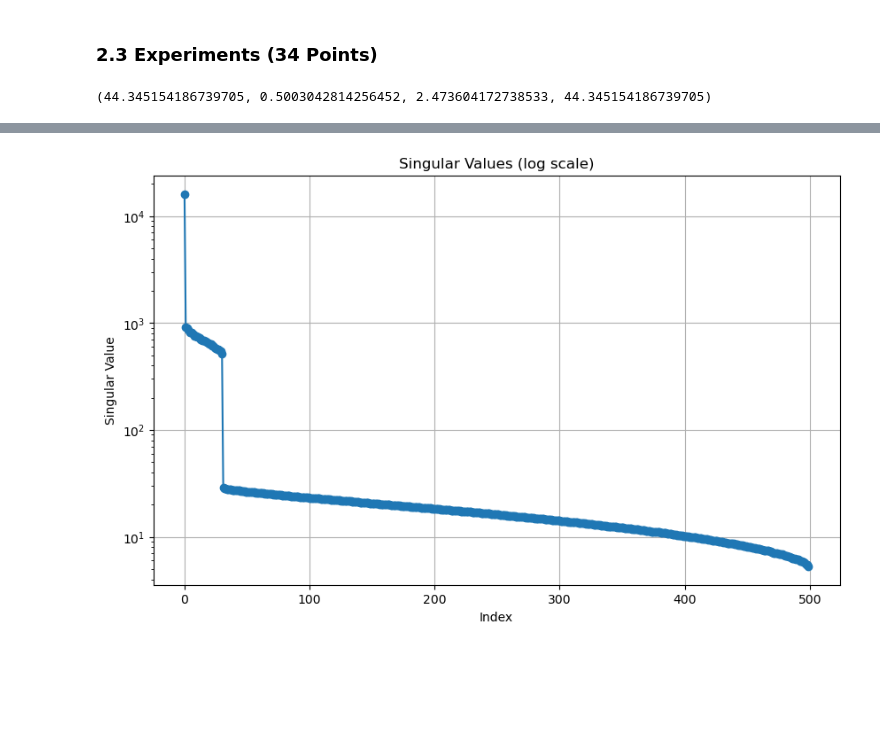
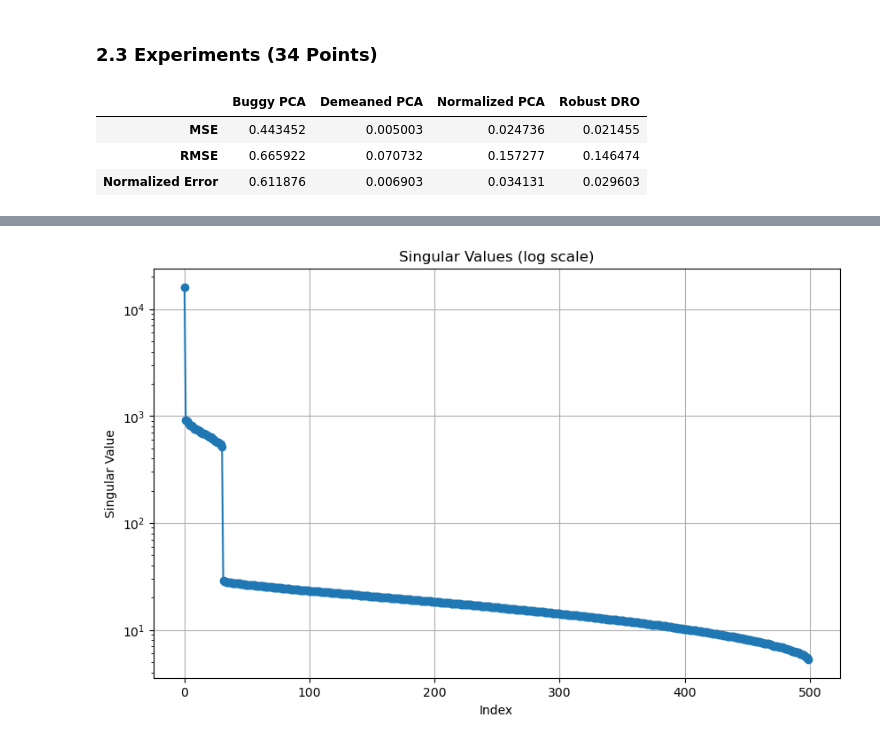
Before and after one commit to placenciohid/ECE760-Homework, a Jupyter notebook: Homework 5/HW5 - Code - Dario Placencio.ipynb, the cells around one changed output, grey strips where cells are left out. Saved outputs shown, nothing was run; the diff lists cells and outputs as text; code cells hidden in the pictures; blank space fills up the shorter version.

```diff
--- a/Homework 5/HW5 - Code - Dario Placencio.ipynb
+++ b/Homework 5/HW5 - Code - Dario Placencio.ipynb
@@ -222,24 +325,35 @@ def reconstruction_error(X, X_reconstructed):
 # %%
 import pandas as pd
 
 # Load the 2D dataset
 data2D = pd.read_csv("data2D.csv", header=None).values
 
 # Apply each method to the 2D dataset with d=1
 Z_buggy, V_buggy, X_rec_buggy = buggy_pca(data2D, d=1)
 Z_demeaned, V_demeaned, X_rec_demeaned = demeaned_pca(data2D, d=1)
 Z_normalized, V_normalized, X_rec_normalized = normalized_pca(data2D, d=1)
-Z_dro, A_dro, b_dro, X_rec_dro = dro(data2D, d=1)
+Z_dro, A_dro, median_dro, X_rec_dro, error_dro_precomputed = robust_dro(data2D, d=1)
 
 # Calculate reconstruction errors for the 2D dataset
 error_buggy_2D = reconstruction_error(data2D, X_rec_buggy)
 error_demeaned_2D = reconstruction_error(data2D, X_rec_demeaned)
 error_normalized_2D = reconstruction_error(data2D, X_rec_normalized)
 error_dro_2D = reconstruction_error(data2D, X_rec_dro)
 
-(error_buggy_2D, error_demeaned_2D, error_normalized_2D, error_dro_2D)
+# Organize the errors into a DataFrame for better readability
+errors_df = pd.DataFrame({
+    'Buggy PCA': error_buggy_2D,
+    'Demeaned PCA': error_demeaned_2D,
+    'Normalized PCA': error_normalized_2D,
+    'Robust DRO': error_dro_2D
+}, index=['MSE', 'RMSE', 'Normalized Error'])
+
+errors_df
 # %% [output]
-(44.345154186739705, 0.5003042814256452, 2.473604172738533, 44.345154186739705)
+|  | Buggy PCA | Demeaned PCA | Normalized PCA | Robust DRO |
+| MSE | 0.443452 | 0.005003 | 0.024736 | 0.021455 |
+| RMSE | 0.665922 | 0.070732 | 0.157277 | 0.146474 |
+| Normalized Error | 0.611876 | 0.006903 | 0.034131 | 0.029603 |
 # %%
 import matplotlib.pyplot as plt
 
```
Also changed, not shown: parts of 9 cells of this notebook, 8 other files.
